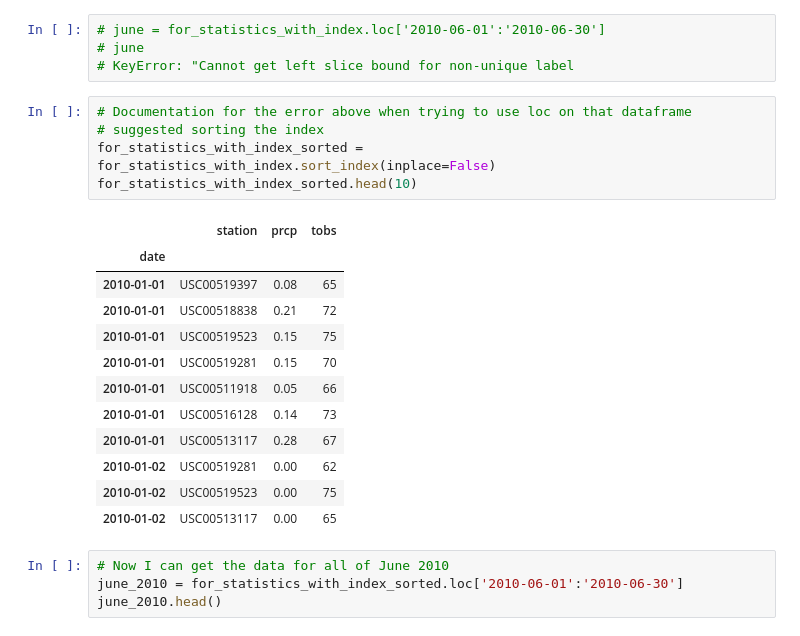
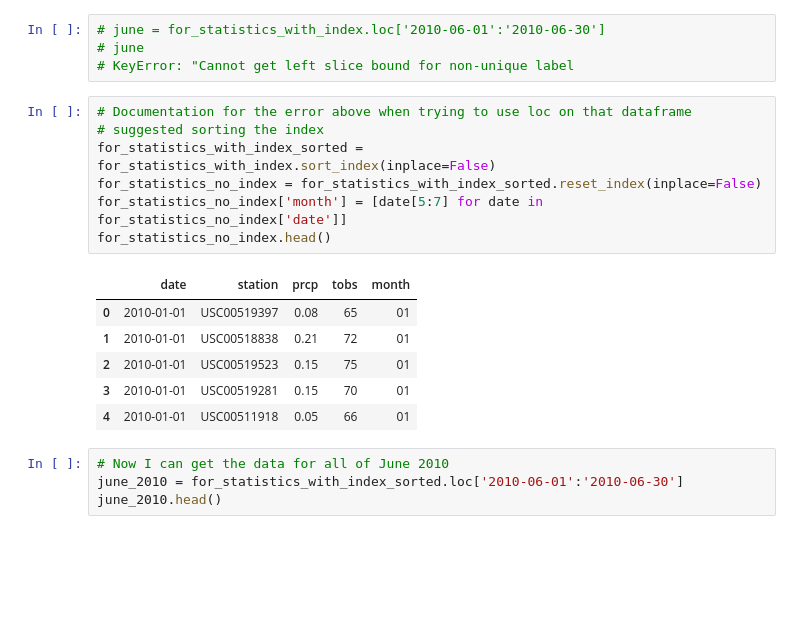
Before and after one commit to dianess/sqlalchemy-challenge, a Jupyter notebook: climate - Diane.ipynb, the cells around one changed output. Cells and saved outputs as stored; diff of their text form; blank space fills up the shorter version.

```diff
--- a/climate - Diane.ipynb
+++ b/climate - Diane.ipynb
@@ -874,21 +872,17 @@ The standard error of all temperatures on June 1st, 2010 from all stations is: 1
 # %%
 # Documentation for the error above when trying to use loc on that dataframe
 # suggested sorting the index
 for_statistics_with_index_sorted = for_statistics_with_index.sort_index(inplace=False)
-for_statistics_with_index_sorted.head(10)
+for_statistics_no_index = for_statistics_with_index_sorted.reset_index(inplace=False)
+for_statistics_no_index['month'] = [date[5:7] for date in for_statistics_no_index['date']]
+for_statistics_no_index.head()
 # %% [output]
-|  | station | prcp | tobs |
-| date |  |  |  |
-| 2010-01-01 | USC00519397 | 0.08 | 65 |
-| 2010-01-01 | USC00518838 | 0.21 | 72 |
-| 2010-01-01 | USC00519523 | 0.15 | 75 |
-| 2010-01-01 | USC00519281 | 0.15 | 70 |
-| 2010-01-01 | USC00511918 | 0.05 | 66 |
-| 2010-01-01 | USC00516128 | 0.14 | 73 |
-| 2010-01-01 | USC00513117 | 0.28 | 67 |
-| 2010-01-02 | USC00519281 | 0.00 | 62 |
-| 2010-01-02 | USC00519523 | 0.00 | 75 |
-| 2010-01-02 | USC00513117 | 0.00 | 65 |
+|  | date | station | prcp | tobs | month |
+| 0 | 2010-01-01 | USC00519397 | 0.08 | 65 | 01 |
+| 1 | 2010-01-01 | USC00518838 | 0.21 | 72 | 01 |
+| 2 | 2010-01-01 | USC00519523 | 0.15 | 75 | 01 |
+| 3 | 2010-01-01 | USC00519281 | 0.15 | 70 | 01 |
+| 4 | 2010-01-01 | USC00511918 | 0.05 | 66 | 01 |
 # %%
 # Now I can get the data for all of June 2010
 june_2010 = for_statistics_with_index_sorted.loc['2010-06-01':'2010-06-30']
```
Also changed, not shown: parts of 12 cells of this notebook, 1 other file.
